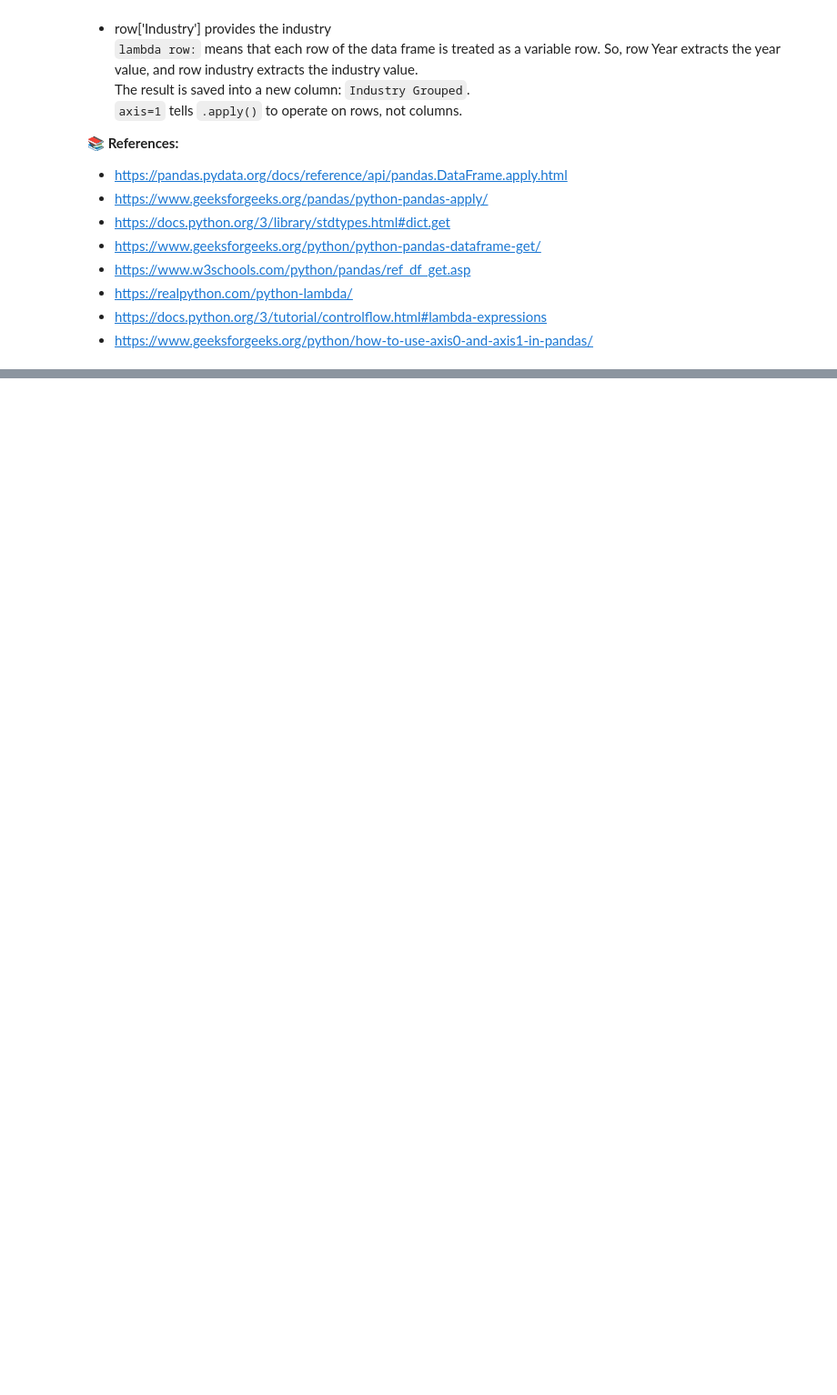
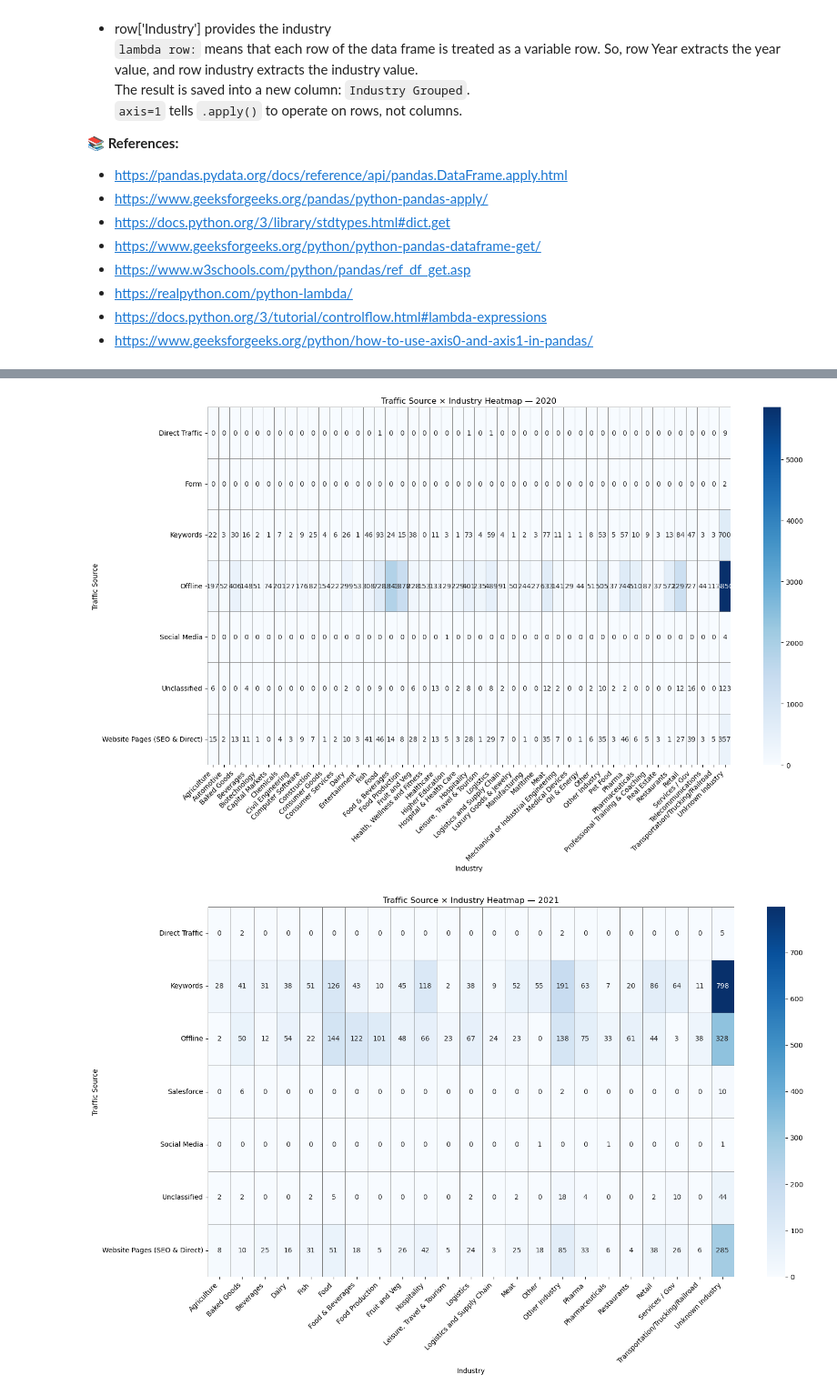
Before and after one commit to tihana-gray/pfda-big_project, a Jupyter notebook: contact_database_analysis.ipynb, the cells around one changed output, grey strips where cells are left out. Shown at 91% size. Drawn from its saved outputs; the diff is of its cells as text; code cells hidden in the pictures; blank space fills up the shorter version.

Commit message:
heatmap pivot table and heatmaps

```diff
--- a/contact_database_analysis.ipynb
+++ b/contact_database_analysis.ipynb
@@ -1049,3 +1049,20 @@ The result is saved into a new column: `Industry Grouped`.<br>
 - https://realpython.com/python-lambda/
 - https://docs.python.org/3/tutorial/controlflow.html#lambda-expressions
 - https://www.geeksforgeeks.org/python/how-to-use-axis0-and-axis1-in-pandas/
+# %%
+# Next step: Pivot table for heatmap
+
+pivot_tables = {}
+
+for yr in years_to_include:
+    df_y = df_heat[df_heat['Year'] == yr]   # select one year
+
+    pivot_table = df_y.pivot_table(
+        index='Drilldown Category',
+        columns='Industry Grouped',
+        values='Email',
+        aggfunc='count',
+        fill_value=0
+    )
+
+    pivot_tables[yr] = pivot_table
@@ -1051,0 +1082,35 @@ The result is saved into a new column: `Industry Grouped`.<br>
+# %%
+for yr in years_to_include:
+    pt = pivot_tables[yr] # including pivot table for the year
+
+    plt.figure(figsize=(16, 10))
+    # 📚 Reference: https://matplotlib.org/stable/api/_as_gen/matplotlib.pyplot.figure.html
+    sns.heatmap(
+        pt,
+        cmap="Blues",
+        linewidths=.5,
+        linecolor='grey',
+        annot=True,
+        fmt='d'
+    )
+    # 📚 Reference: https://seaborn.pydata.org/generated/seaborn.heatmap.html
+
+    plt.title(f"Traffic Source × Industry Heatmap — {yr}")
+    # https://matplotlib.org/stable/api/_as_gen/matplotlib.pyplot.title.html
+    plt.xlabel("Industry")
+    # https://matplotlib.org/stable/api/_as_gen/matplotlib.pyplot.xlabel.html
+    plt.ylabel("Traffic Source")
+    #https://matplotlib.org/stable/api/_as_gen/matplotlib.pyplot.ylabel.html
+    plt.xticks(rotation=45, ha='right')
+    # https://matplotlib.org/stable/api/_as_gen/matplotlib.pyplot.xticks.html
+    plt.tight_layout()
+    # https://matplotlib.org/stable/api/_as_gen/matplotlib.pyplot.tight_layout.html
+
+    plt.savefig(f"plots/heatmap_traffic_source_industry_{yr}.png",
+                dpi=300, bbox_inches='tight')
+    # Reference: https://matplotlib.org/stable/api/_as_gen/matplotlib.pyplot.savefig.html
+    plt.show()
+    # Reference: https://matplotlib.org/stable/api/_as_gen/matplotlib.pyplot.show.html
+# %% [output]
+[figure, added]
+[figure, added]
```
Also changed, not shown: parts of 2 cells of this notebook, 6 other files.
